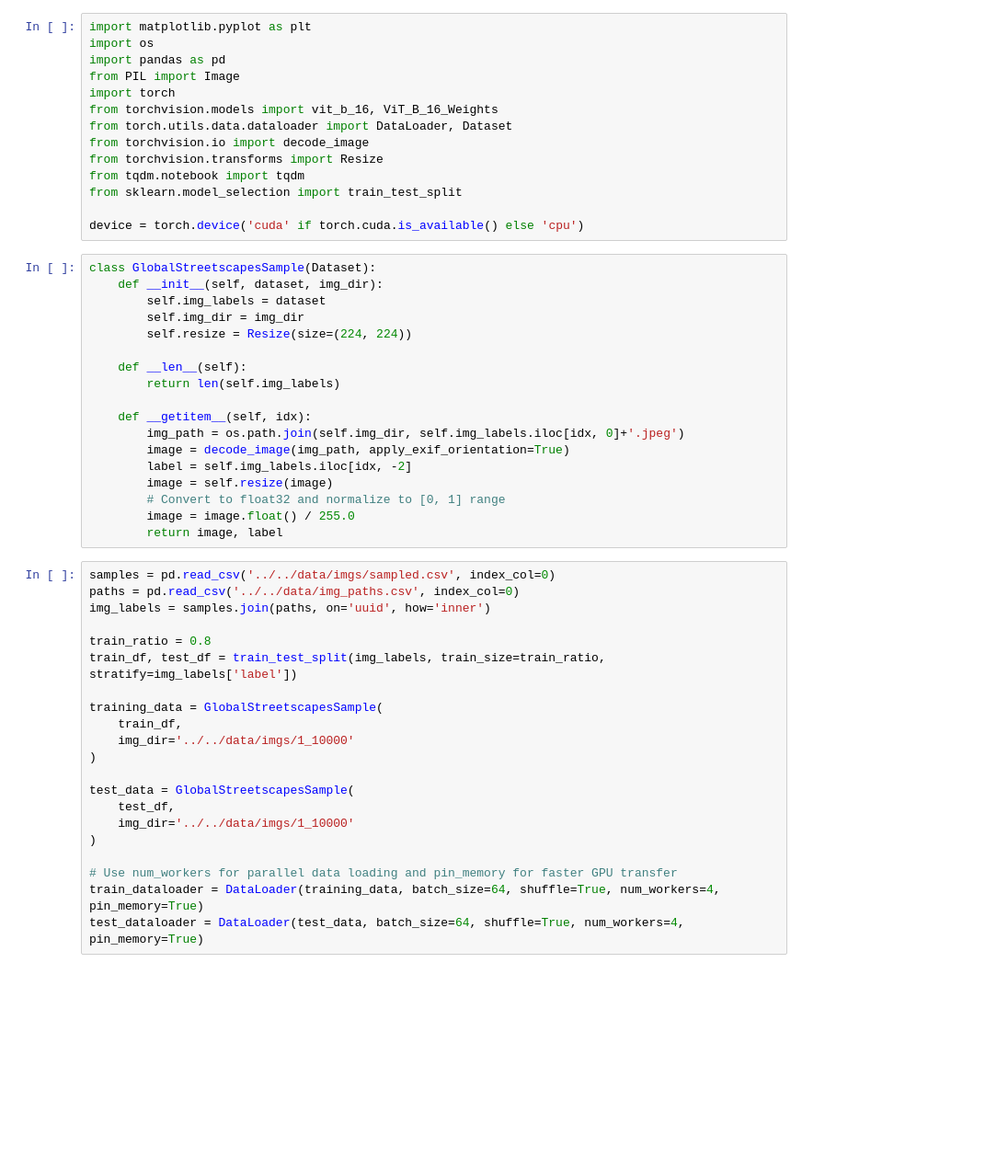
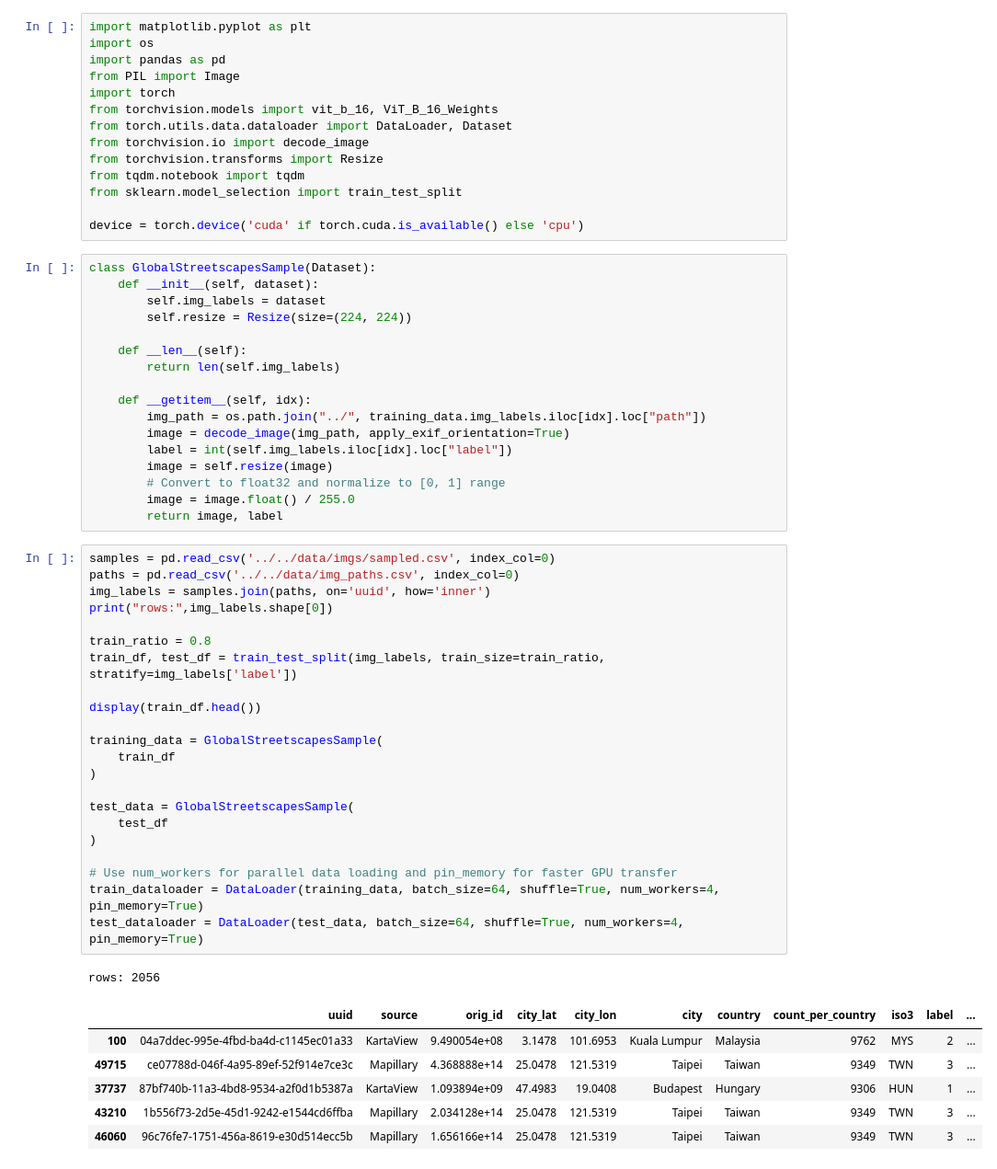
Before and after one commit to branisk/Geo-Guessrs, a Jupyter notebook: models/vit_b_16_base/vit_b_16_base.ipynb, the cells around one changed output. Shown at 92% size. Drawn from its saved outputs; the diff is of its cells as text; blank space fills up the shorter version.

```diff
--- a/models/vit_b_16_base/vit_b_16_base.ipynb
+++ b/models/vit_b_16_base/vit_b_16_base.ipynb
@@ -14,18 +14,17 @@ from sklearn.model_selection import train_test_split
 device = torch.device('cuda' if torch.cuda.is_available() else 'cpu')
 # %%
 class GlobalStreetscapesSample(Dataset):
-    def __init__(self, dataset, img_dir):
+    def __init__(self, dataset):
         self.img_labels = dataset
-        self.img_dir = img_dir
         self.resize = Resize(size=(224, 224))
 
     def __len__(self):
         return len(self.img_labels)
 
     def __getitem__(self, idx):
-        img_path = os.path.join(self.img_dir, self.img_labels.iloc[idx, 0]+'.jpeg')
+        img_path = os.path.join("../", training_data.img_labels.iloc[idx].loc["path"])
         image = decode_image(img_path, apply_exif_orientation=True)
-        label = self.img_labels.iloc[idx, -2]
+        label = int(self.img_labels.iloc[idx].loc["label"])
         image = self.resize(image)
         # Convert to float32 and normalize to [0, 1] range
         image = image.float() / 255.0
@@ -33,22 +32,31 @@ class GlobalStreetscapesSample(Dataset):
 # %%
 samples = pd.read_csv('../../data/imgs/sampled.csv', index_col=0)
 paths = pd.read_csv('../../data/img_paths.csv', index_col=0)
 img_labels = samples.join(paths, on='uuid', how='inner')
+print("rows:",img_labels.shape[0])
 
 train_ratio = 0.8
 train_df, test_df = train_test_split(img_labels, train_size=train_ratio, stratify=img_labels['label'])
 
+display(train_df.head())
+
 training_data = GlobalStreetscapesSample(
-    train_df,
-    img_dir='../../data/imgs/1_10000'
+    train_df
 )
 
 test_data = GlobalStreetscapesSample(
-    test_df,
-    img_dir='../../data/imgs/1_10000'
+    test_df
 )
 
 # Use num_workers for parallel data loading and pin_memory for faster GPU transfer
 train_dataloader = DataLoader(training_data, batch_size=64, shuffle=True, num_workers=4, pin_memory=True)
 test_dataloader = DataLoader(test_data, batch_size=64, shuffle=True, num_workers=4, pin_memory=True)
+# %% [output]
+rows: 2056
+|  | uuid | source | orig_id | city_lat | city_lon | city | country | count_per_country | iso3 | label | ... |
+| 100 | 04a7ddec-995e-4fbd-ba4d-c1145ec01a33 | KartaView | 9.490054e+08 | 3.1478 | 101.6953 | Kuala Lumpur | Malaysia | 9762 | MYS | 2 | ... |
+| 49715 | ce07788d-046f-4a95-89ef-52f914e7ce3c | Mapillary | 4.368888e+14 | 25.0478 | 121.5319 | Taipei | Taiwan | 9349 | TWN | 3 | ... |
+| 37737 | 87bf740b-11a3-4bd8-9534-a2f0d1b5387a | KartaView | 1.093894e+09 | 47.4983 | 19.0408 | Budapest | Hungary | 9306 | HUN | 1 | ... |
+| 43210 | 1b556f73-2d5e-45d1-9242-e1544cd6ffba | Mapillary | 2.034128e+14 | 25.0478 | 121.5319 | Taipei | Taiwan | 9349 | TWN | 3 | ... |
+| 46060 | 96c76fe7-1751-456a-8619-e30d514ecc5b | Mapillary | 1.656166e+14 | 25.0478 | 121.5319 | Taipei | Taiwan | 9349 | TWN | 3 | ... |
 # %%
```
Also changed, not shown: parts of 4 cells of this notebook, 3 other files.
